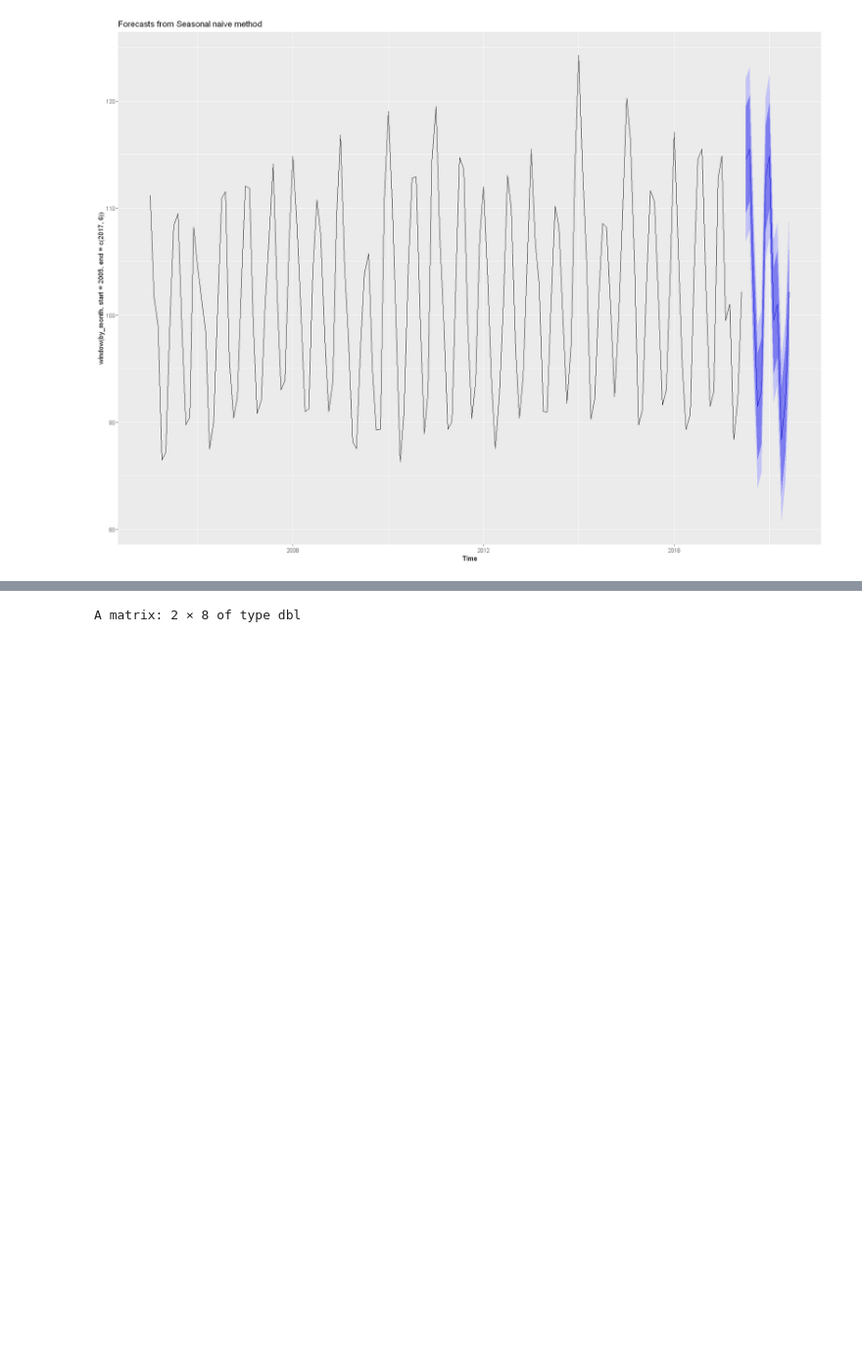
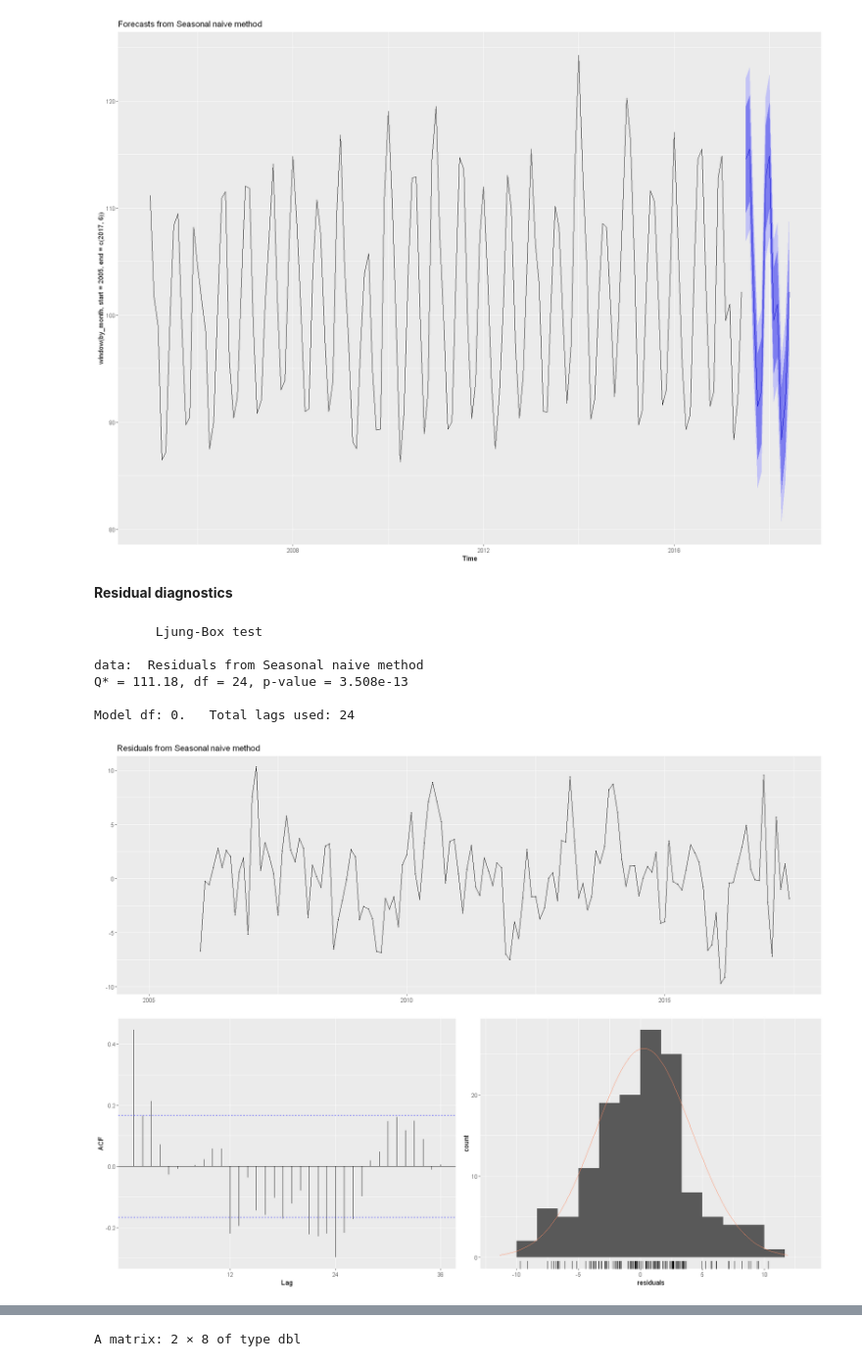
Before and after one commit to achatzia/Forecasting, a Jupyter notebook: Power_prod_R.ipynb, the cells around one changed output, grey strips where cells are left out. Shown at 98% size. Cells and saved outputs as stored; diff of their text form; code cells hidden in the pictures; blank space fills up the shorter version.

```diff
--- a/Power_prod_R.ipynb
+++ b/Power_prod_R.ipynb
@@ -180,3 +223,15 @@ snaive_fc = snaive(window(by_month,start=2005,end=c(2017,6)), h=12)
 autoplot(snaive_fc)
 # %% [output]
 [figure]
+# %% [markdown]
+ **Residual diagnostics**
+# %%
+checkresiduals(snaive_fc)
+# %% [output]
+        Ljung-Box test
+
+data:  Residuals from Seasonal naive method
+Q* = 111.18, df = 24, p-value = 3.508e-13
+
+Model df: 0.   Total lags used: 24
+[figure, added]
```
Also changed, not shown: parts of 16 cells of this notebook.
